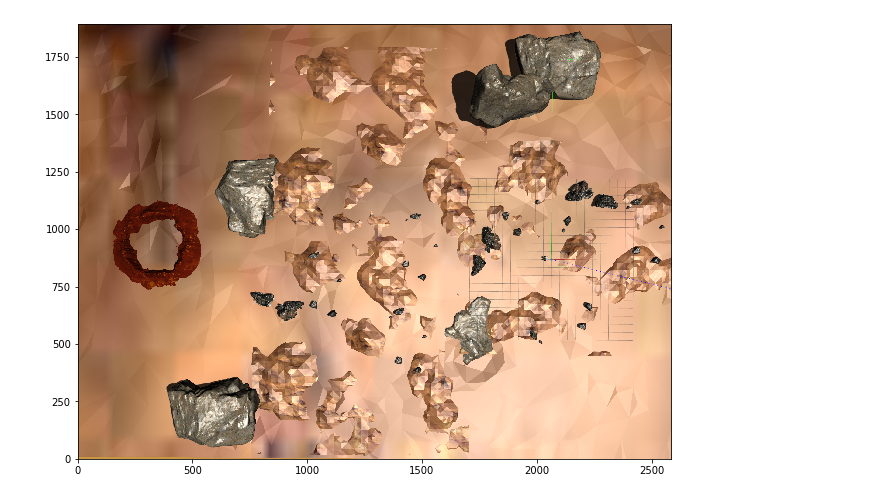
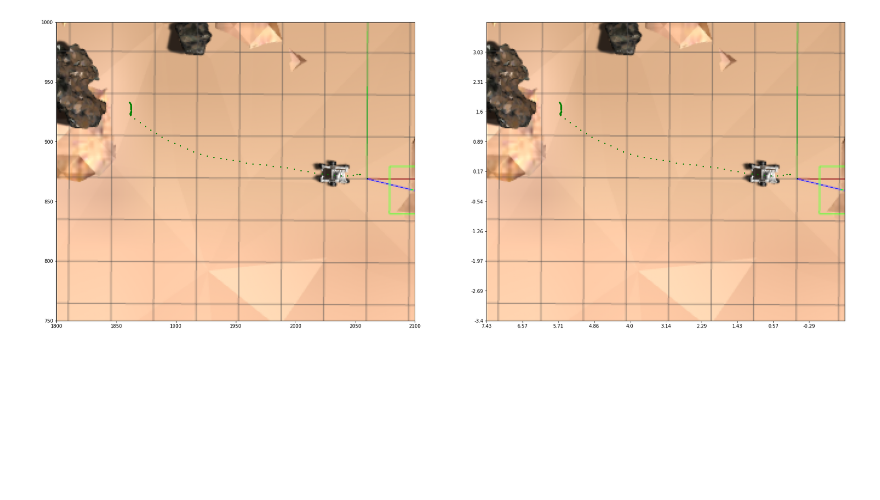
Before and after one commit to ezhang7423/randy-rover-bitch-boy-fresh-man-alpha-group-data-science-markov-chain-soon-to-b-binary-cross-entropy, a Jupyter notebook: simulation_ws/src/rl-agent/markov/environments/visualizations.ipynb, the cells around one changed output. Drawn from its saved outputs; the diff is of its cells as text; code cells hidden in the pictures; blank space fills up the shorter version.

```diff
--- a/simulation_ws/src/rl-agent/markov/environments/visualizations.ipynb
+++ b/simulation_ws/src/rl-agent/markov/environments/visualizations.ipynb
@@ -1,16 +1,7 @@
-# %%
-import matplotlib.pyplot as plt
-from matplotlib.pyplot import figure
-plt.figure(figsize=(16,8))
-im = plt.imread("bg.png")
-# implot = plt.imshow(im, interpolation="none")
-implot = plt.imshow(im, extent=[0, 2584, 0, 1894], interpolation="none")
-# put a blue dot at (10, 20)
-plt.scatter([2060], [869], s=1)
-
-# put a red dot, size 40, at 2 locations:
-# plt.scatter(x=[30, 40], y=[50, 60], c="r", s=40)
-
-plt.show()
-# %% [output]
-[figure, removed]
+# %%
+import matplotlib.pyplot as plt
+from matplotlib.pyplot import figure
+import numpy as np
+import os
+import math
+cwd = '/home/ete/randy-rover-bitch-boy-fresh-man-alpha-group-data-science-markov-chain-soon-to-b-binary-cross-entropy/simulation_ws/src/rl-agent/markov/environments'
@@ -16,0 +35,36 @@ plt.show()
+# %%
+def genGraph(x, dx, y, dy):
+    if ((dx - x) / (dy - y) > 2):
+        row = 2
+        column = 1
+    else:
+        row = 1
+        column = 2
+    fig = plt.figure(figsize = (30, 15))
+    im = plt.imread("bg.png")
+    coords = getCoords()
+    imgrange = [0, 2584, 0, 1894]
+
+    fig.add_subplot(row, column, 1)
+    implot = plt.imshow(im, extent=imgrange)
+    plt.ylim((y, dy))
+    plt.xlim((x, dx))
+    plt.scatter([2060], [869], c='k', s=2)
+    plt.scatter(x=coords[0], y=coords[1], c="g", s=3)
+
+
+    fig.add_subplot(row , column,  2)
+    implot = plt.imshow(im, extent=imgrange)
+    plt.ylim((y, dy))
+    plt.xlim((x, dx))
+    posx, unitsx, posy, unitsy = genunits(x, dx, y, dy)
+    plt.xticks(posx, unitsx)
+    plt.yticks(posy, unitsy)
+    plt.scatter([2060], [869], c='k', s=2)
+    plt.scatter(x=coords[0], y=coords[1], c="g", s=3)
+
+    plt.show()
+# %%
+genGraph(1800, 2100, 750, 1000)
+# %% [output]
+[figure, added]
```
Also changed, not shown: parts of 2 cells of this notebook.
